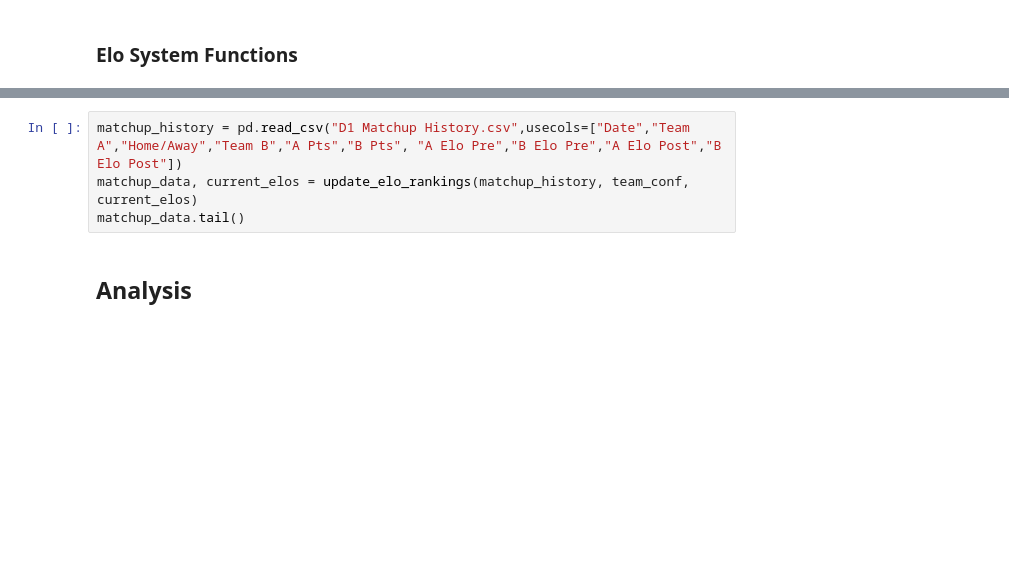
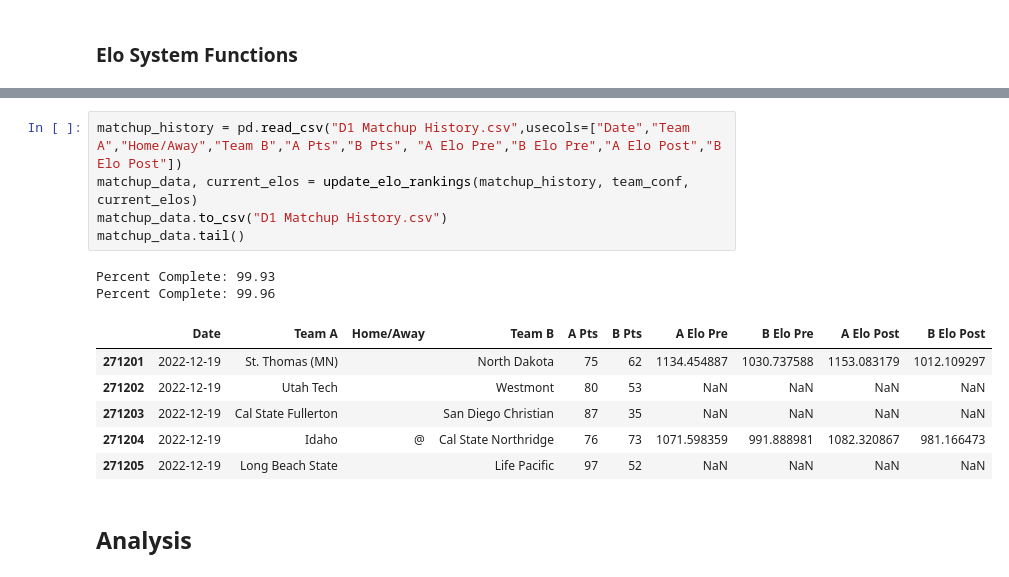
Before and after one commit to traskcon/CBB_Elo, a Jupyter notebook: CBB_Elo.ipynb, the cells around one changed output, grey strips where cells are left out. Saved outputs shown, nothing was run; the diff lists cells and outputs as text; blank space fills up the shorter version.

```diff
--- a/CBB_Elo.ipynb
+++ b/CBB_Elo.ipynb
@@ -176,7 +183,17 @@ def update_elo_rankings(matchup_history, team_conf, current_elos):
 # %%
 matchup_history = pd.read_csv("D1 Matchup History.csv",usecols=["Date","Team A","Home/Away","Team B","A Pts","B Pts", "A Elo Pre","B Elo Pre","A Elo Post","B Elo Post"])
 matchup_data, current_elos = update_elo_rankings(matchup_history, team_conf, current_elos)
+matchup_data.to_csv("D1 Matchup History.csv")
 matchup_data.tail()
+# %% [output]
+Percent Complete: 99.93
+Percent Complete: 99.96
+|  | Date | Team A | Home/Away | Team B | A Pts | B Pts | A Elo Pre | B Elo Pre | A Elo Post | B Elo Post |
+| 271201 | 2022-12-19 | St. Thomas (MN) |  | North Dakota | 75 | 62 | 1134.454887 | 1030.737588 | 1153.083179 | 1012.109297 |
+| 271202 | 2022-12-19 | Utah Tech |  | Westmont | 80 | 53 | NaN | NaN | NaN | NaN |
+| 271203 | 2022-12-19 | Cal State Fullerton |  | San Diego Christian | 87 | 35 | NaN | NaN | NaN | NaN |
+| 271204 | 2022-12-19 | Idaho | @ | Cal State Northridge | 76 | 73 | 1071.598359 | 991.888981 | 1082.320867 | 981.166473 |
+| 271205 | 2022-12-19 | Long Beach State |  | Life Pacific | 97 | 52 | NaN | NaN | NaN | NaN |
 # %% [markdown]
 ## Analysis
 # %%
```
Also changed, not shown: parts of 11 cells of this notebook.
